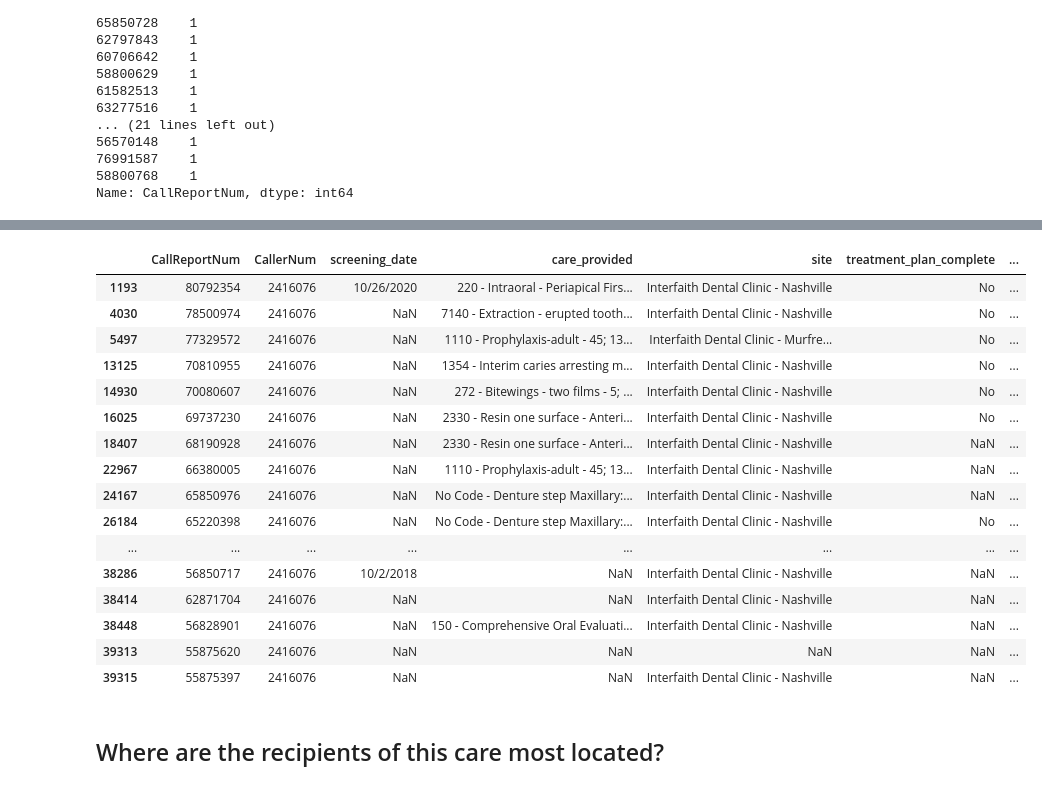
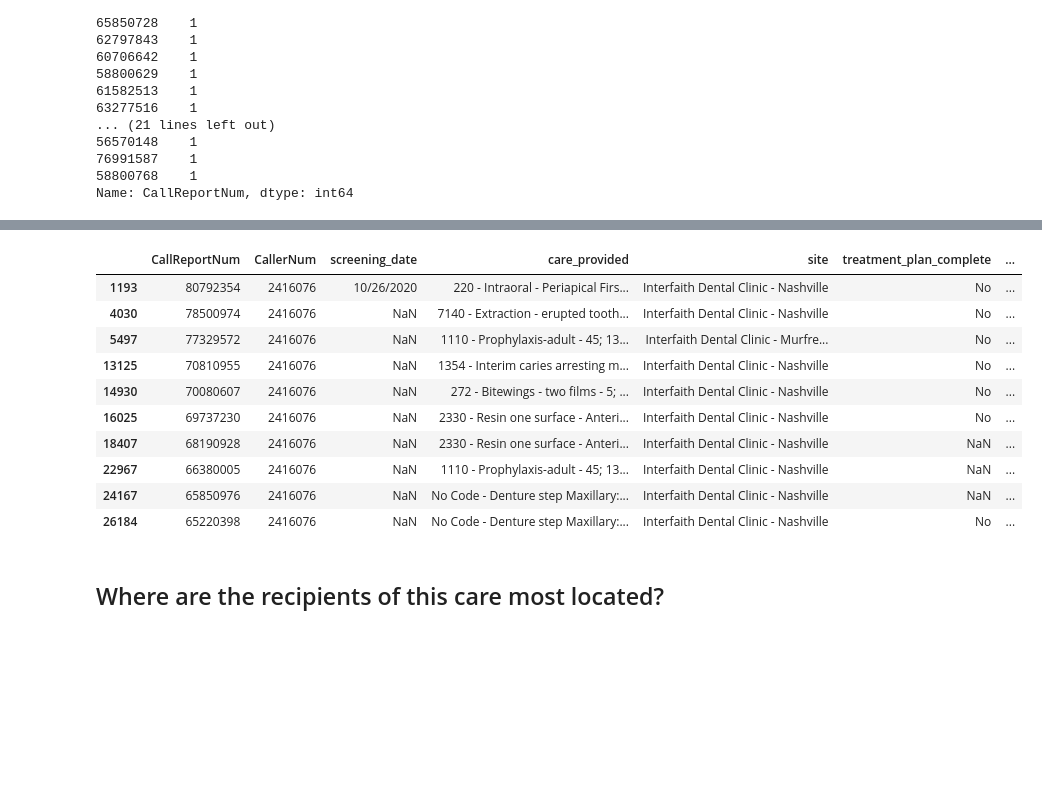
Before and after one commit to bsfcs/smile-on-ironman, a Jupyter notebook: notebook/smile_on_ironman_posey.ipynb, the cells around one changed output, grey strips where cells are left out. Cells and saved outputs as stored; diff of their text form; code cells hidden in the pictures; blank space fills up the shorter version.

```diff
--- a/notebook/smile_on_ironman_posey.ipynb
+++ b/notebook/smile_on_ironman_posey.ipynb
@@ -213,25 +205,19 @@ smile_2431132
 # %%
 smile_2416076 = smile_onlyyellow.loc[smile_onlyyellow['CallerNum'] == 2416076]
 # %%
-smile_2416076
+smile_2416076.head(10)
 # %% [output]
 |  | CallReportNum | CallerNum | screening_date | care_provided | site | treatment_plan_complete | ... |
 | 1193 | 80792354 | 2416076 | 10/26/2020 | 220 - Intraoral - Periapical Firs... | Interfaith Dental Clinic - Nashville | No | ... |
 | 4030 | 78500974 | 2416076 | NaN | 7140 - Extraction - erupted tooth... | Interfaith Dental Clinic - Nashville | No | ... |
 | 5497 | 77329572 | 2416076 | NaN | 1110 - Prophylaxis-adult - 45; 13... | Interfaith Dental Clinic - Murfre... | No | ... |
 | 13125 | 70810955 | 2416076 | NaN | 1354 - Interim caries arresting m... | Interfaith Dental Clinic - Nashville | No | ... |
 | 14930 | 70080607 | 2416076 | NaN | 272 - Bitewings - two films - 5; ... | Interfaith Dental Clinic - Nashville | No | ... |
 | 16025 | 69737230 | 2416076 | NaN | 2330 - Resin one surface - Anteri... | Interfaith Dental Clinic - Nashville | No | ... |
 | 18407 | 68190928 | 2416076 | NaN | 2330 - Resin one surface - Anteri... | Interfaith Dental Clinic - Nashville | NaN | ... |
 | 22967 | 66380005 | 2416076 | NaN | 1110 - Prophylaxis-adult - 45; 13... | Interfaith Dental Clinic - Nashville | NaN | ... |
 | 24167 | 65850976 | 2416076 | NaN | No Code - Denture step Maxillary:... | Interfaith Dental Clinic - Nashville | NaN | ... |
 | 26184 | 65220398 | 2416076 | NaN | No Code - Denture step Maxillary:... | Interfaith Dental Clinic - Nashville | No | ... |
-| ... | ... | ... | ... | ... | ... | ... | ... |
-| 38286 | 56850717 | 2416076 | 10/2/2018 | NaN | Interfaith Dental Clinic - Nashville | NaN | ... |
-| 38414 | 62871704 | 2416076 | NaN | NaN | Interfaith Dental Clinic - Nashville | NaN | ... |
-| 38448 | 56828901 | 2416076 | NaN | 150 - Comprehensive Oral Evaluati... | Interfaith Dental Clinic - Nashville | NaN | ... |
-| 39313 | 55875620 | 2416076 | NaN | NaN | NaN | NaN | ... |
-| 39315 | 55875397 | 2416076 | NaN | NaN | Interfaith Dental Clinic - Nashville | NaN | ... |
 # %% [markdown]
 ## Where are the recipients of this care most located?
 # %%
```
Also changed, not shown: parts of 24 cells of this notebook.
